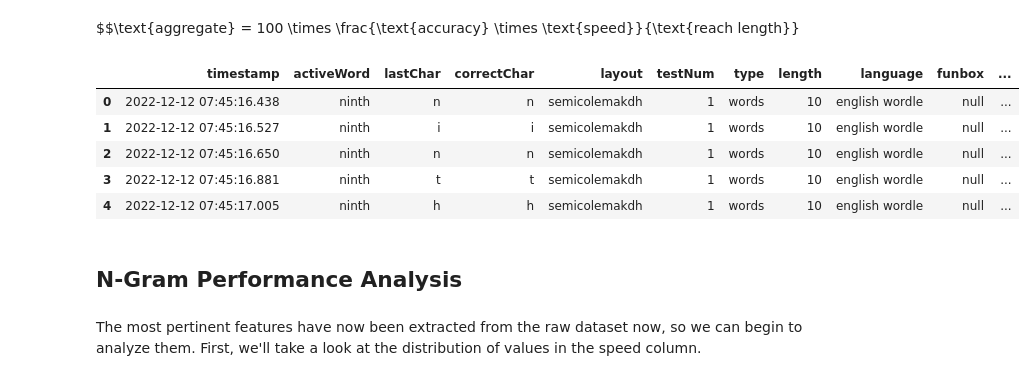
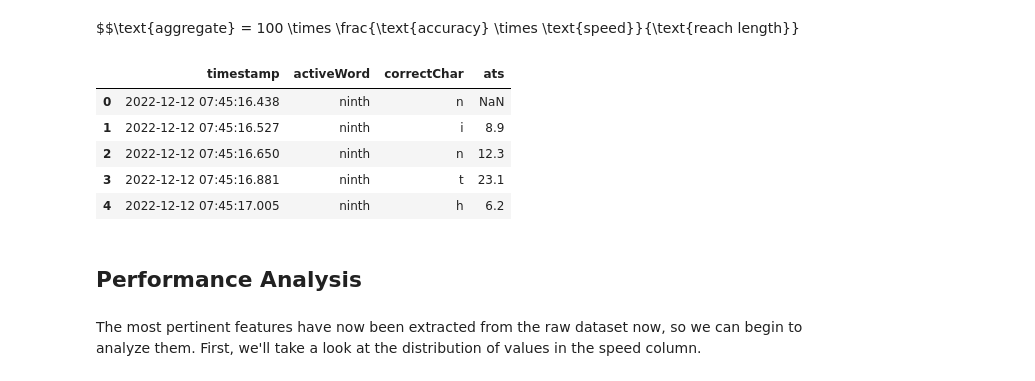
Before and after one commit to rmchorgh/MonkeyTypeMachineLearn, a Jupyter notebook: main.ipynb, the cells around one changed output. Cells and saved outputs as stored; diff of their text form; code cells hidden in the pictures.

```diff
--- a/main.ipynb
+++ b/main.ipynb
@@ -427,18 +427,18 @@ $$\text{aggregate} = 100 \times \frac{\text{accuracy} \times \text{speed}}{\text
 # %%
 # Following the formula to generate the column
 df['ats'] = df.acc.mul(df.cps).div(df.reachLength) * 100
 
 # Showing results
-df.head()
+df[['timestamp', 'activeWord', 'correctChar', 'ats']].head()
 # %% [output]
-|  | timestamp | activeWord | lastChar | correctChar | layout | testNum | type | length | language | funbox | ... |
-| 0 | 2022-12-12 07:45:16.438 | ninth | n | n | semicolemakdh | 1 | words | 10 | english wordle | null | ... |
-| 1 | 2022-12-12 07:45:16.527 | ninth | i | i | semicolemakdh | 1 | words | 10 | english wordle | null | ... |
-| 2 | 2022-12-12 07:45:16.650 | ninth | n | n | semicolemakdh | 1 | words | 10 | english wordle | null | ... |
-| 3 | 2022-12-12 07:45:16.881 | ninth | t | t | semicolemakdh | 1 | words | 10 | english wordle | null | ... |
-| 4 | 2022-12-12 07:45:17.005 | ninth | h | h | semicolemakdh | 1 | words | 10 | english wordle | null | ... |
+|  | timestamp | activeWord | correctChar | ats |
+| 0 | 2022-12-12 07:45:16.438 | ninth | n | NaN |
+| 1 | 2022-12-12 07:45:16.527 | ninth | i | 8.9 |
+| 2 | 2022-12-12 07:45:16.650 | ninth | n | 12.3 |
+| 3 | 2022-12-12 07:45:16.881 | ninth | t | 23.1 |
+| 4 | 2022-12-12 07:45:17.005 | ninth | h | 6.2 |
 # %% [markdown]
-## N-Gram Performance Analysis
+## Performance Analysis
 # %% [markdown]
 The most pertinent features have now been extracted from the raw dataset now, so we can begin to analyze them. First, we'll take a look at the distribution of values in the speed column.
 # %% [markdown]
```
Also changed, not shown: parts of 11 cells of this notebook, 1 other file.
